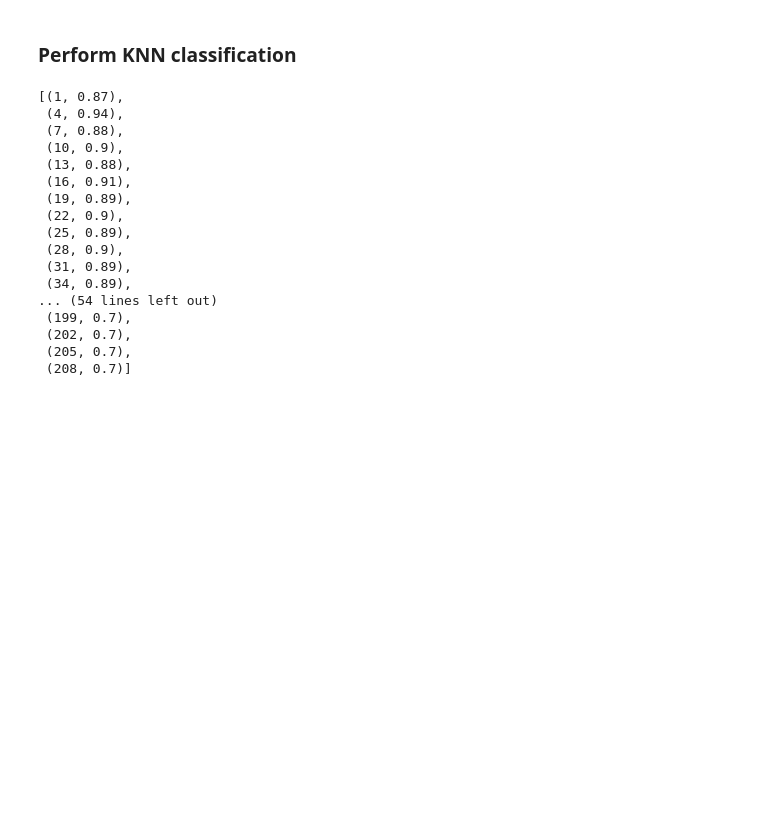
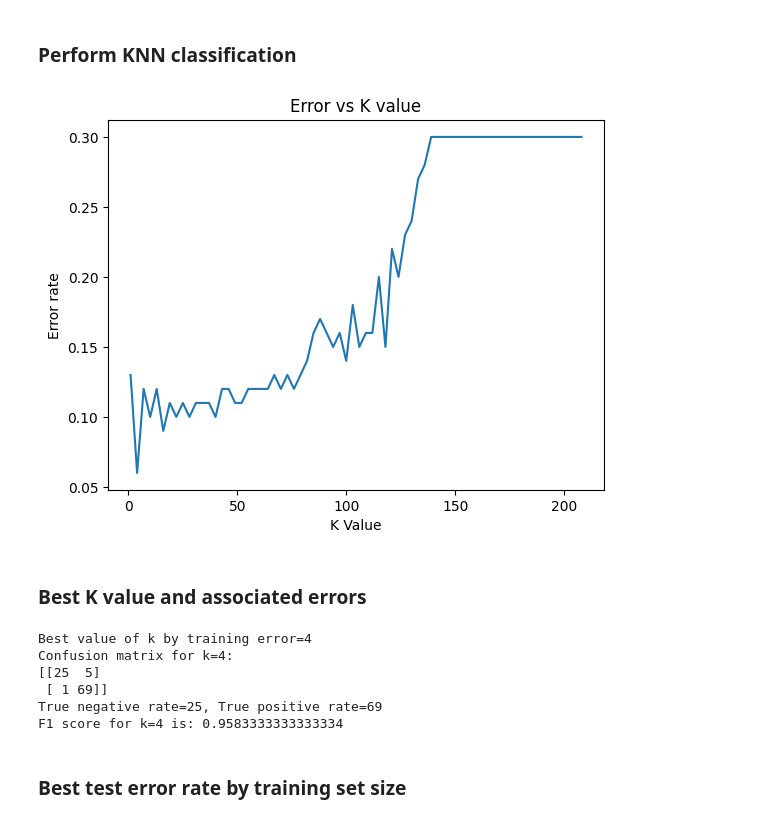
Before and after one commit to suryanarayanan21/DSCI552-Assignments, a Jupyter notebook: notebook/Ananthakrishnan_Suryanarayanan_HW1.ipynb, the cells around one changed output. Saved outputs shown, nothing was run; the diff lists cells and outputs as text; code cells hidden in the pictures; blank space fills up the shorter version.

```diff
--- a/notebook/Ananthakrishnan_Suryanarayanan_HW1.ipynb
+++ b/notebook/Ananthakrishnan_Suryanarayanan_HW1.ipynb
@@ -115,44 +123,48 @@ test_data = pandas.concat([abnormal_data_test, normal_data_test])
 # %% [markdown]
 ### Perform KNN classification
 # %%
-# Split training data into variables and labels
-
-training_data_variables = training_data.drop(columns='class').reset_index(drop=True)
-training_data_labels = training_data['class'].apply(lambda x: 0 if x == b'Normal' else 1).reset_index(drop=True)
-
-test_data_variables = test_data.drop(columns='class').reset_index(drop=True)
-test_data_labels = test_data['class'].apply(lambda x: 0 if x == b'Normal' else 1).reset_index(drop=True)
-
 # Create classifiers
 
 classifiers = [dict(classifier = KNeighborsClassifier(n_neighbors=n),
                     neighbours = n,
-                    accuracy = 0) for n in range(1,209,3)]
+                    accuracy = 0,
+                    predictions=[]) for n in range(1,209,3)]
 
 # Fit classifiers and find accuracy
 
 for classifier in classifiers:
     classifier['classifier'].fit(training_data_variables, training_data_labels)
-    predictions = classifier['classifier'].predict(test_data_variables)
-    classifier['accuracy'] = accuracy_score(test_data_labels, predictions)
+    classifier['predictions'] = classifier['classifier'].predict(test_data_variables)
+    classifier['accuracy'] = accuracy_score(test_data_labels, classifier['predictions'])
 
 accuracies = [(x['neighbours'], x['accuracy']) for x in classifiers]
-accuracies
+
+plot.plot([x[0] for x in accuracies], [1- x[1] for x in accuracies])
+plot.xlabel("K Value")
+plot.ylabel("Error rate")
+plot.title("Error vs K value")
+plot.show()
 # %% [output]
-[(1, 0.87),
- (4, 0.94),
- (7, 0.88),
- (10, 0.9),
- (13, 0.88),
- (16, 0.91),
- (19, 0.89),
- (22, 0.9),
- (25, 0.89),
- (28, 0.9),
- (31, 0.89),
- (34, 0.89),
-... (54 lines left out)
- (199, 0.7),
- (202, 0.7),
- (205, 0.7),
- (208, 0.7)]
+[figure, added]
+# %% [markdown]
+### Best K value and associated errors
+# %%
+bestAccuracy = max([x[1] for x in accuracies])
+bestAccuracyIndex = [x[1] for x in accuracies].index(bestAccuracy)
+bestK = accuracies[bestAccuracyIndex][0]
+
+print(f'Best value of k by training error={bestK}')
+print(f'Confusion matrix for k={bestK}:')
+c = confusion_matrix(test_data_labels, classifiers[bestAccuracyIndex]['predictions'])
+print(c)
+print(f'True negative rate={c[0][0]}, True positive rate={c[1][1]}')
+print(f'F1 score for k={bestK} is: {f1_score(test_data_labels, classifiers[bestAccuracyIndex]['predictions'])}')
+# %% [output]
+Best value of k by training error=4
+Confusion matrix for k=4:
+[[25  5]
+ [ 1 69]]
+True negative rate=25, True positive rate=69
+F1 score for k=4 is: 0.9583333333333334
+# %% [markdown]
+### Best test error rate by training set size
```
Also changed, not shown: parts of 4 cells of this notebook.
